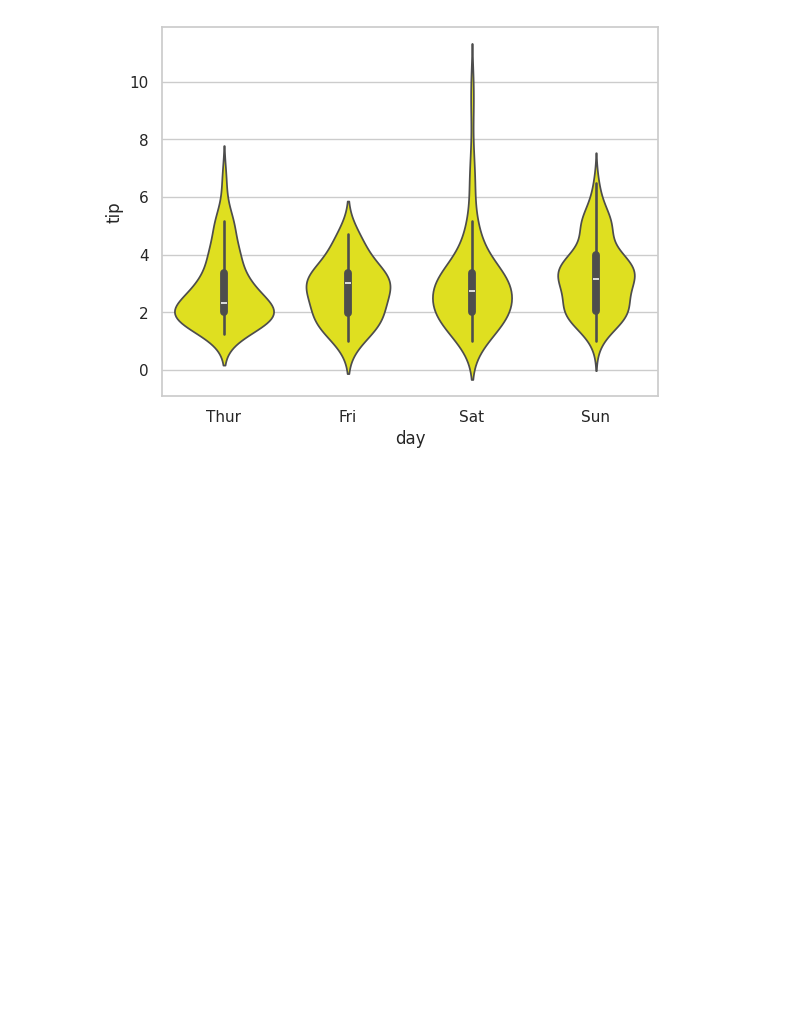
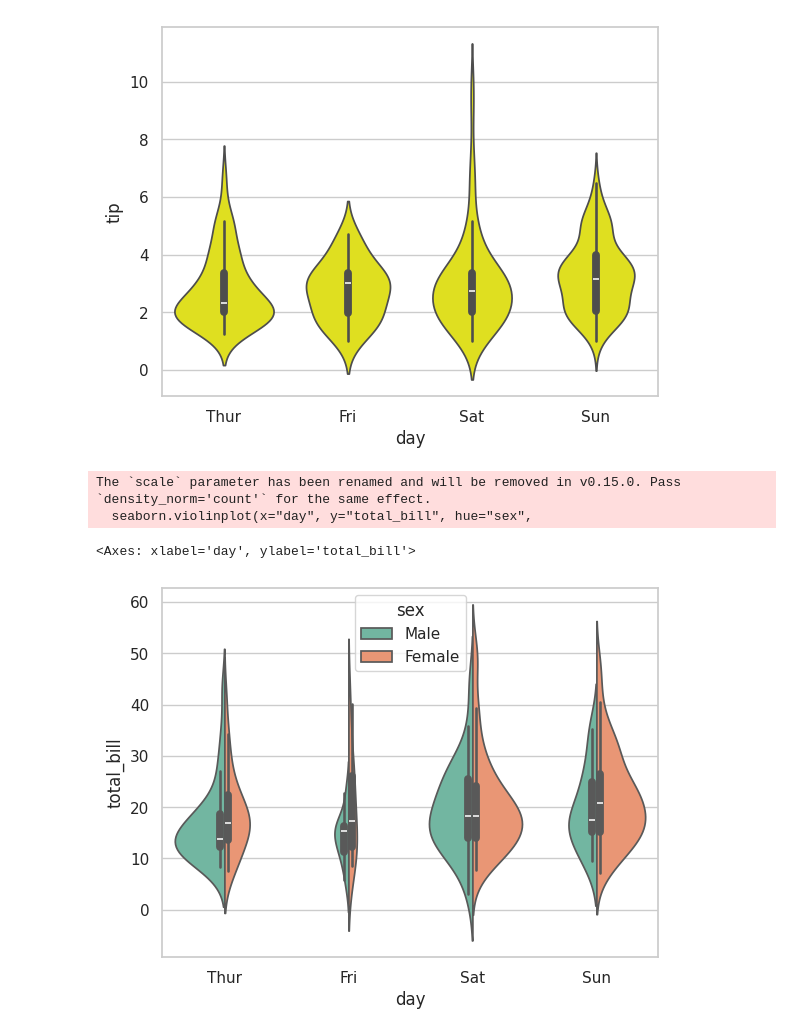
Before and after one commit to manto187/Python, a Jupyter notebook: seaborn_week/categorical_plots/violin_plot.ipynb, the cells around one changed output. Cells and saved outputs as stored; diff of their text form; code cells hidden in the pictures; blank space fills up the shorter version.

Commit message:
scale the violin width by the number of observations in each bin

```diff
--- a/seaborn_week/categorical_plots/violin_plot.ipynb
+++ b/seaborn_week/categorical_plots/violin_plot.ipynb
@@ -64,3 +64,12 @@ seaborn.violinplot(x='day', y='tip', data=tips, color="Yellow")
 # %% [output]
 <Axes: xlabel='day', ylabel='tip'>
 [figure]
+# %%
+seaborn.violinplot(x="day", y="total_bill", hue="sex",
+                    data=tips, palette="Set2", split=True,
+                    scale="count")
+# %% [output]
+The `scale` parameter has been renamed and will be removed in v0.15.0. Pass `density_norm='count'` for the same effect.
+  seaborn.violinplot(x="day", y="total_bill", hue="sex",
+<Axes: xlabel='day', ylabel='total_bill'>
+[figure, added]
```
